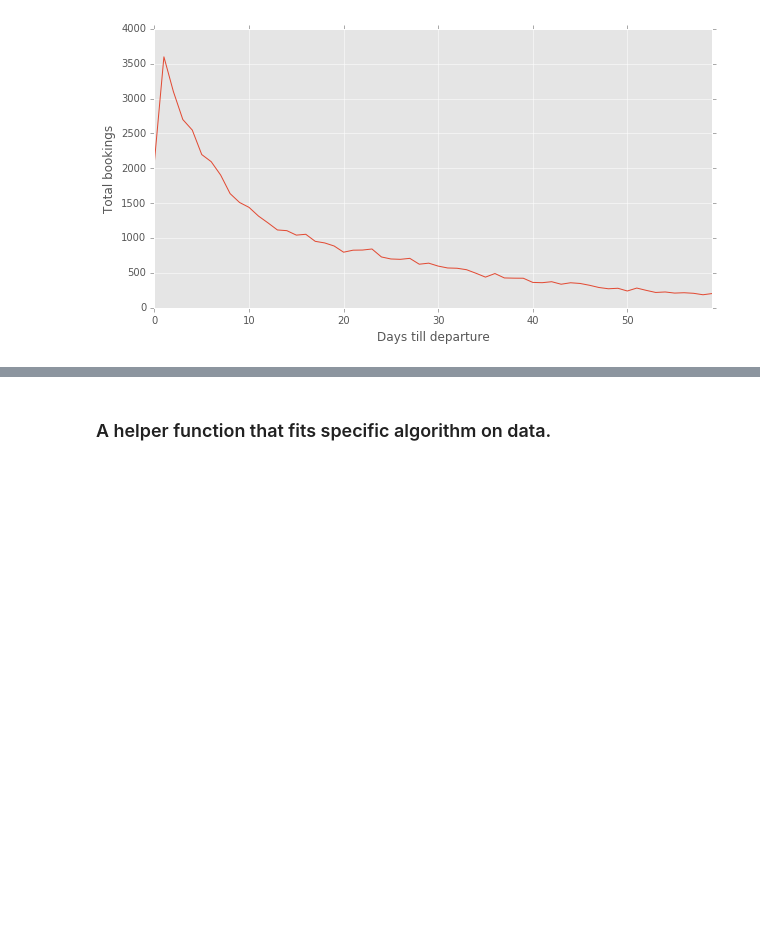
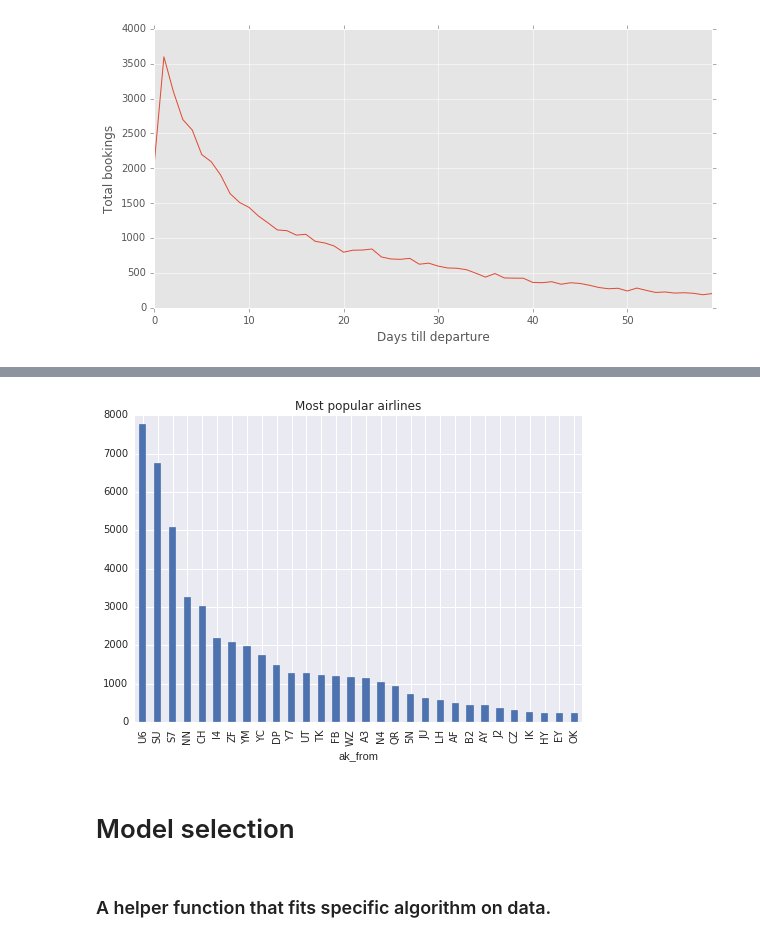
Before and after one commit to tema-popov/clicks, a Jupyter notebook: clicks.ipynb, the cells around one changed output, grey strips where cells are left out. Cells and saved outputs as stored; diff of their text form; code cells hidden in the pictures; blank space fills up the shorter version.

```diff
--- a/clicks.ipynb
+++ b/clicks.ipynb
@@ -107,3 +135,10 @@ ax.set_xlabel('Days till departure');
+# %%
+clicks[clicks.book == 1].groupby('ak_from').size().sort_values(ascending=False)[:30].plot(kind='bar')
+plt.title('Most popular airlines');
+# %% [output]
+[figure, added]
+# %% [markdown]
+# Model selection
 # %% [markdown]
 ### A helper function that fits specific algorithm on data.
 # %%
```
Also changed, not shown: parts of 8 cells of this notebook.
